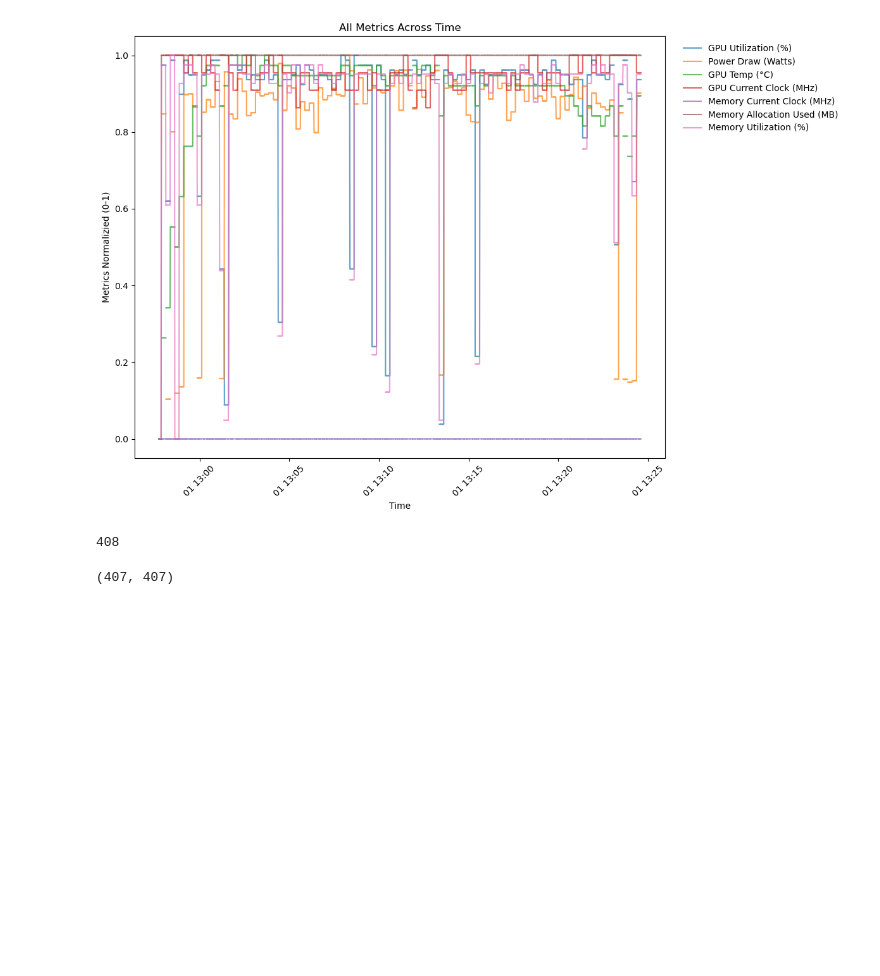
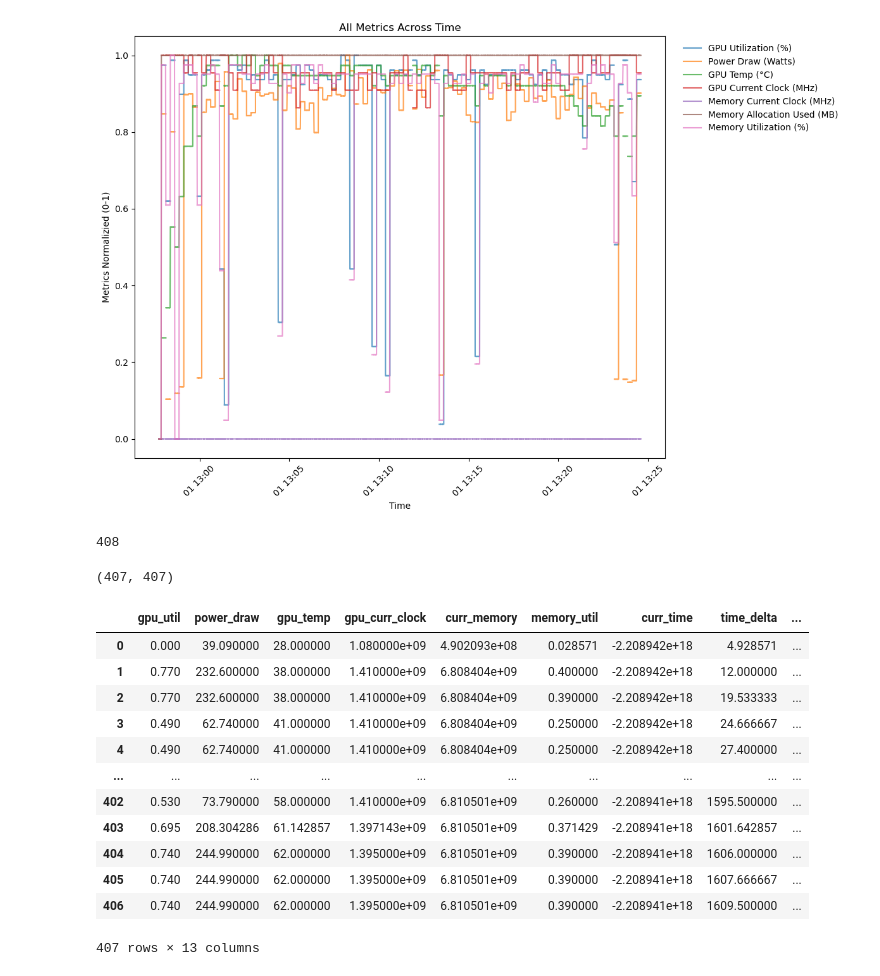
Before and after one commit to alt-rahul/5g-edge-app, a Jupyter notebook: data/processing/metric_eda.ipynb, the cells around one changed output. Saved outputs shown, nothing was run; the diff lists cells and outputs as text; code cells hidden in the pictures; blank space fills up the shorter version.

```diff
--- a/data/processing/metric_eda.ipynb
+++ b/data/processing/metric_eda.ipynb
@@ -135,7 +135,30 @@ live = live_avg.rename(columns={
     "Memory Utilization (%)":"memory_util",
     "GPU Clock Utilization":'gpu_clock',
     "Memory Allocation Used (MB)":"curr_memory",
-    "Resonse Time": 'response_time'
+    "Resonse Time": 'response_time',
+    "GPU Temp (°C)":"gpu_temp",
+    "GPU Current Clock (MHz)":"gpu_curr_clock",
+    "Current Time":"curr_time",
+    "Time Delta":"time_delta",
+    "Memory Clock Utilization":'memory_clock_util',
+    "Eval Rate":"eval_rate"
     })
+# %%
+live = live.drop("Unnamed: 0", axis=1)
+live
+# %% [output]
+|  | gpu_util | power_draw | gpu_temp | gpu_curr_clock | curr_memory | memory_util | curr_time | time_delta | ... |
+| 0 | 0.000 | 39.090000 | 28.000000 | 1.080000e+09 | 4.902093e+08 | 0.028571 | -2.208942e+18 | 4.928571 | ... |
+| 1 | 0.770 | 232.600000 | 38.000000 | 1.410000e+09 | 6.808404e+09 | 0.400000 | -2.208942e+18 | 12.000000 | ... |
+| 2 | 0.770 | 232.600000 | 38.000000 | 1.410000e+09 | 6.808404e+09 | 0.390000 | -2.208942e+18 | 19.533333 | ... |
+| 3 | 0.490 | 62.740000 | 41.000000 | 1.410000e+09 | 6.808404e+09 | 0.250000 | -2.208942e+18 | 24.666667 | ... |
+| 4 | 0.490 | 62.740000 | 41.000000 | 1.410000e+09 | 6.808404e+09 | 0.250000 | -2.208942e+18 | 27.400000 | ... |
+| ... | ... | ... | ... | ... | ... | ... | ... | ... | ... |
+| 402 | 0.530 | 73.790000 | 58.000000 | 1.410000e+09 | 6.810501e+09 | 0.260000 | -2.208941e+18 | 1595.500000 | ... |
+| 403 | 0.695 | 208.304286 | 61.142857 | 1.397143e+09 | 6.810501e+09 | 0.371429 | -2.208941e+18 | 1601.642857 | ... |
+| 404 | 0.740 | 244.990000 | 62.000000 | 1.395000e+09 | 6.810501e+09 | 0.390000 | -2.208941e+18 | 1606.000000 | ... |
+| 405 | 0.740 | 244.990000 | 62.000000 | 1.395000e+09 | 6.810501e+09 | 0.390000 | -2.208941e+18 | 1607.666667 | ... |
+| 406 | 0.740 | 244.990000 | 62.000000 | 1.395000e+09 | 6.810501e+09 | 0.390000 | -2.208941e+18 | 1609.500000 | ... |
+407 rows × 13 columns
 # %%
 y = live['response_time']
```
Also changed, not shown: parts of 2 cells of this notebook.
